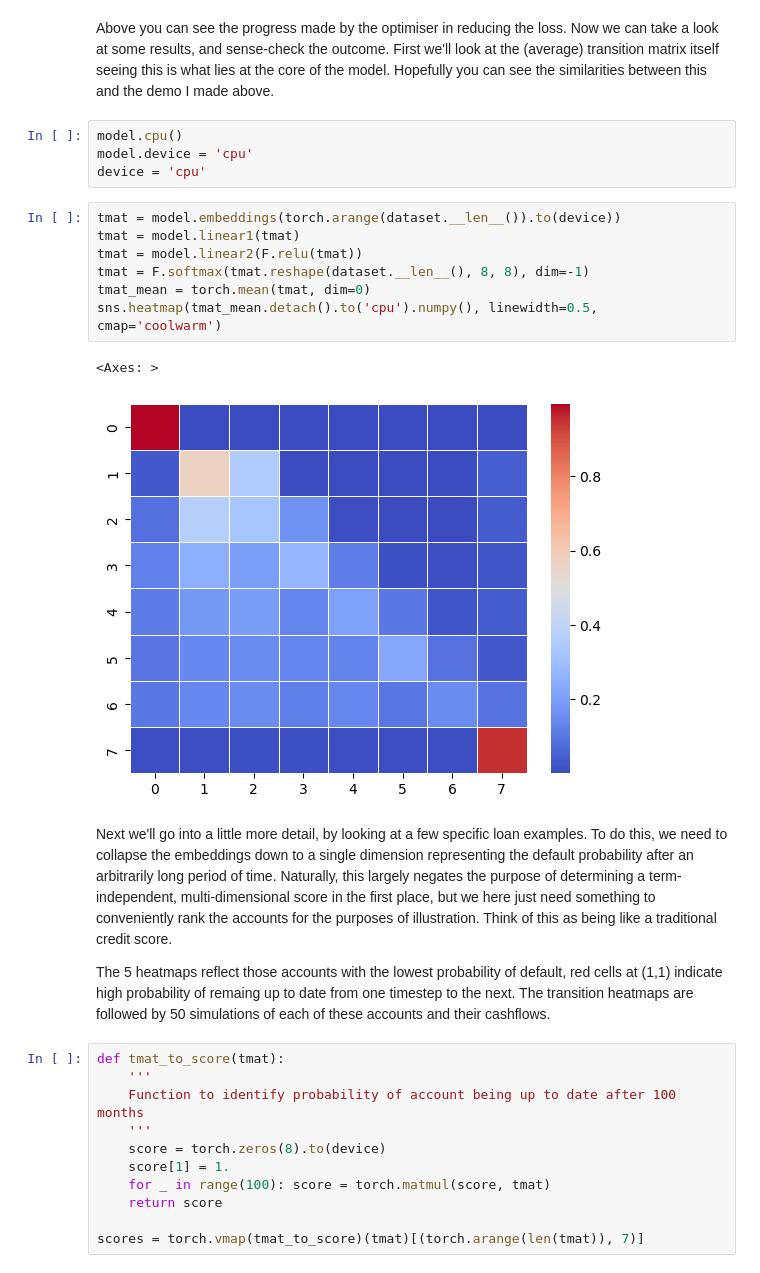
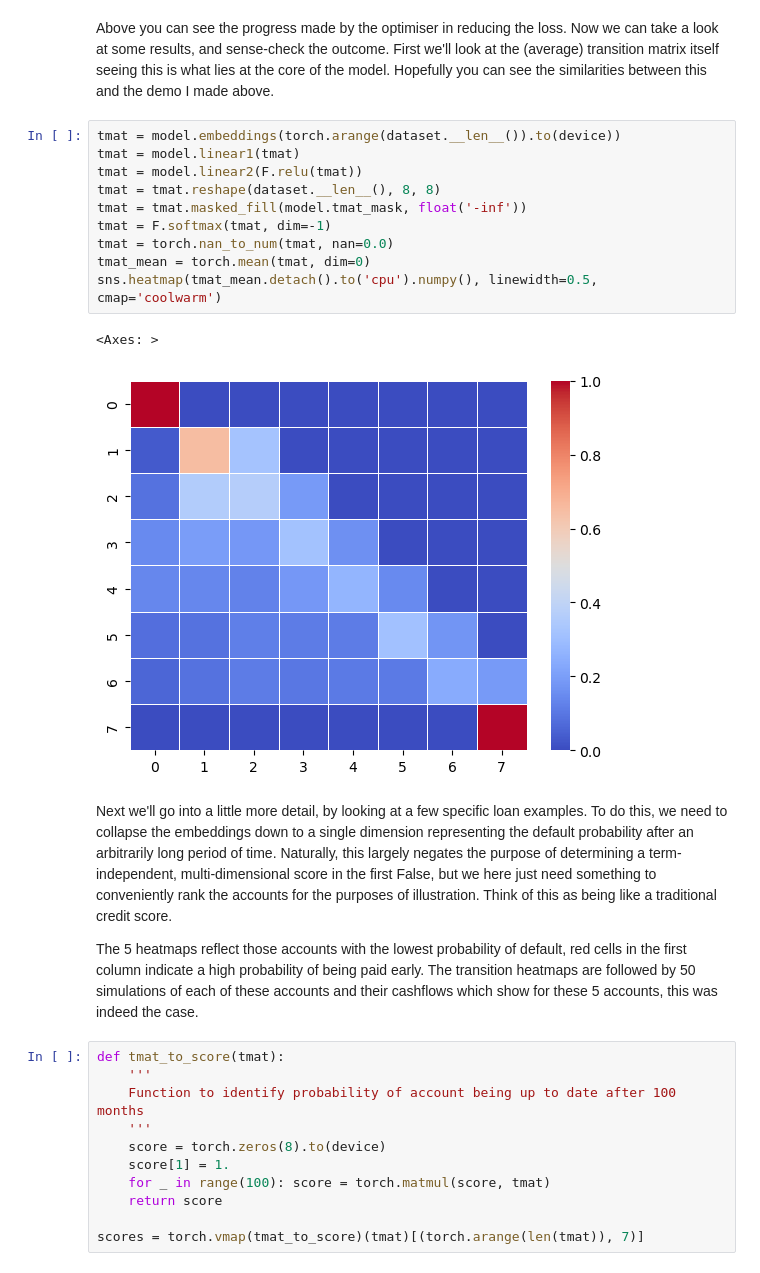
Before and after one commit to warner121/monteloanco, a Jupyter notebook: model.ipynb, the cells around one changed output. Drawn from its saved outputs; the diff is of its cells as text.

```diff
--- a/model.ipynb
+++ b/model.ipynb
@@ -196,23 +196,22 @@ Wall time: 3h 6min 33s
 # %% [markdown]
 Above you can see the progress made by the optimiser in reducing the loss. Now we can take a look at some results, and sense-check the outcome. First we'll look at the (average) transition matrix itself seeing this is what lies at the core of the model. Hopefully you can see the similarities between this and the demo I made above.
-# %%
-model.cpu()
-model.device = 'cpu'
-device = 'cpu'
 # %%
 tmat = model.embeddings(torch.arange(dataset.__len__()).to(device))
 tmat = model.linear1(tmat)
 tmat = model.linear2(F.relu(tmat))
-tmat = F.softmax(tmat.reshape(dataset.__len__(), 8, 8), dim=-1)
+tmat = tmat.reshape(dataset.__len__(), 8, 8)
+tmat = tmat.masked_fill(model.tmat_mask, float('-inf'))
+tmat = F.softmax(tmat, dim=-1)
+tmat = torch.nan_to_num(tmat, nan=0.0)
 tmat_mean = torch.mean(tmat, dim=0)
 sns.heatmap(tmat_mean.detach().to('cpu').numpy(), linewidth=0.5, cmap='coolwarm')
 # %% [output]
 <Axes: >
-[figure, old version]
+[figure, new version]
 # %% [markdown]
-Next we'll go into a little more detail, by looking at a few specific loan examples. To do this, we need to collapse the embeddings down to a single dimension representing the default probability after an arbitrarily long period of time. Naturally, this largely negates the purpose of determining a term-independent, multi-dimensional score in the first place, but we here just need something to conveniently rank the accounts for the purposes of illustration. Think of this as being like a traditional credit score.
+Next we'll go into a little more detail, by looking at a few specific loan examples. To do this, we need to collapse the embeddings down to a single dimension representing the default probability after an arbitrarily long period of time. Naturally, this largely negates the purpose of determining a term-independent, multi-dimensional score in the first False, but we here just need something to conveniently rank the accounts for the purposes of illustration. Think of this as being like a traditional credit score.
 
-The 5 heatmaps reflect those accounts with the lowest probability of default, red cells at (1,1) indicate high probability of remaing up to date from one timestep to the next. The transition heatmaps are followed by 50 simulations of each of these accounts and their cashflows.
+The 5 heatmaps reflect those accounts with the lowest probability of default, red cells in the first column indicate a high probability of being paid early. The transition heatmaps are followed by 50 simulations of each of these accounts and their cashflows which show for these 5 accounts, this was indeed the case.
 # %%
 def tmat_to_score(tmat):
     '''
```
Also changed, not shown: parts of 14 cells of this notebook, 1 other file.
